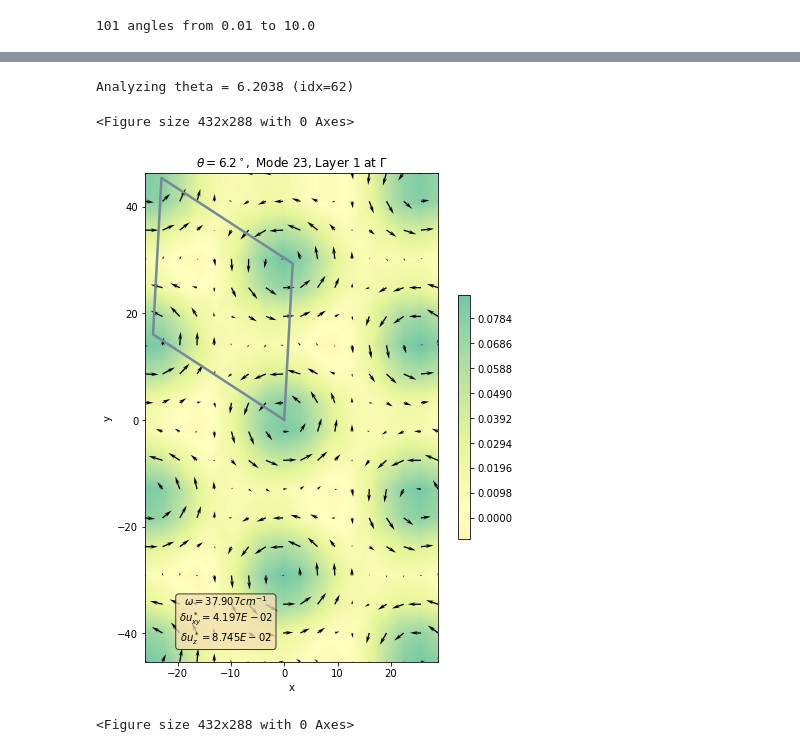
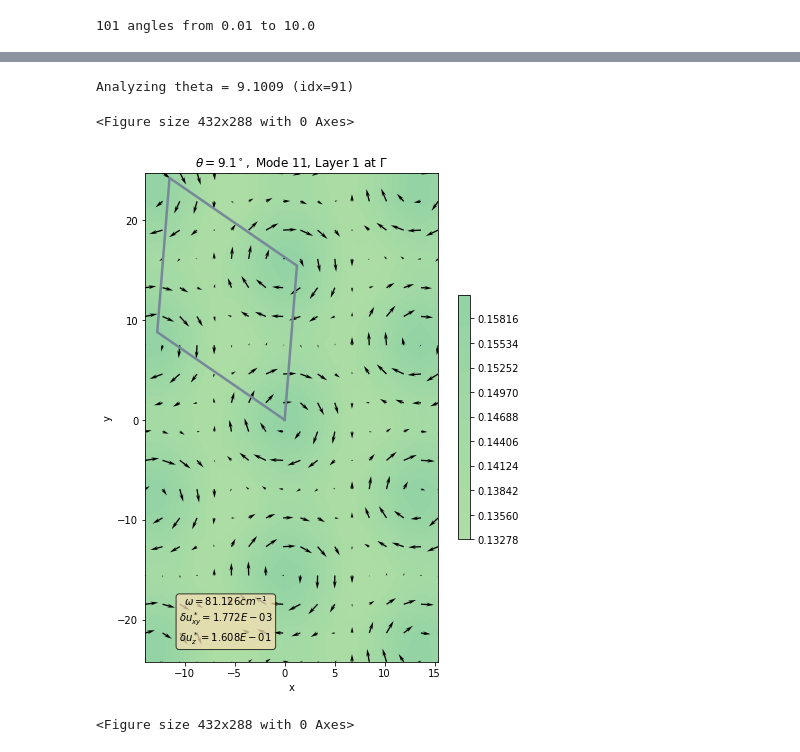
Before and after one commit to jz-lu/ml-ph, a Jupyter notebook: ALLEGRO_ANALYZER/thspc_finder.ipynb, the cells around one changed output, grey strips where cells are left out. Drawn from its saved outputs; the diff is of its cells as text; code cells hidden in the pictures.

```diff
--- a/ALLEGRO_ANALYZER/thspc_finder.ipynb
+++ b/ALLEGRO_ANALYZER/thspc_finder.ipynb
@@ -11,7 +11,8 @@ from pymatgen.io.vasp.inputs import Poscar
 # %%
 # Change as necessary
 ROOT = '/Users/jonathanlu/Documents'
-DIRNAME = "tvMoS2"
+DIRNAME = "tvGr"
+n_at = 4
 THSPC_DIR = "theta"
 # %%
 th_min, th_max, ntheta = np.loadtxt(f"{ROOT}/{DIRNAME}/theta.txt")
@@ -103,16 +104,16 @@ for i, tnsr in enumerate(phonons):
 # %%
 # Visualize the real-space phonons
-THETA_IDX = 62
-WHICH_MODE = 23
+THETA_IDX = 91
+WHICH_MODE = 11
 print(f"Analyzing theta = {thetas[THETA_IDX]} (idx={THETA_IDX})")
 coords = mesh[THETA_IDX]
 
 ph = TwistedRealspacePhonon(thetas[THETA_IDX], k_set[THETA_IDX],
-                            GM_set[THETA_IDX], DMs[THETA_IDX], 6,
+                            GM_set[THETA_IDX], DMs[THETA_IDX], n_at,
                             bl_M, poscars_uc, modeidxs=np.arange(nmodes))
 ph.plot_a_phonon(WHICH_MODE)
 # %% [output]
-Analyzing theta = 6.2038 (idx=62)
+Analyzing theta = 9.1009 (idx=91)
 <Figure size 432x288 with 0 Axes>
-[figure, old version]
+[figure, new version]
 <Figure size 432x288 with 0 Axes>
```
Also changed, not shown: parts of 4 cells of this notebook, 3 other files.
